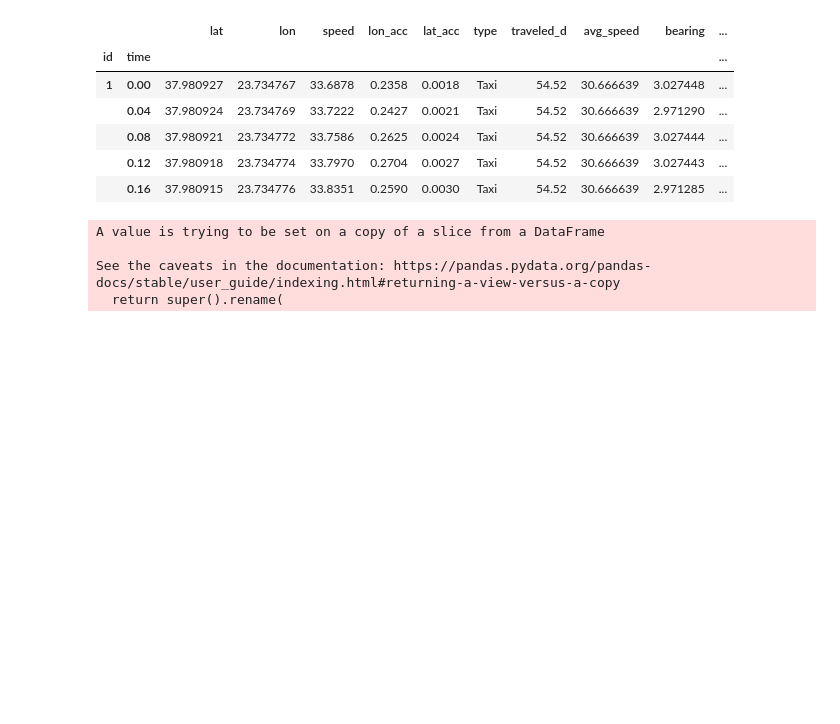
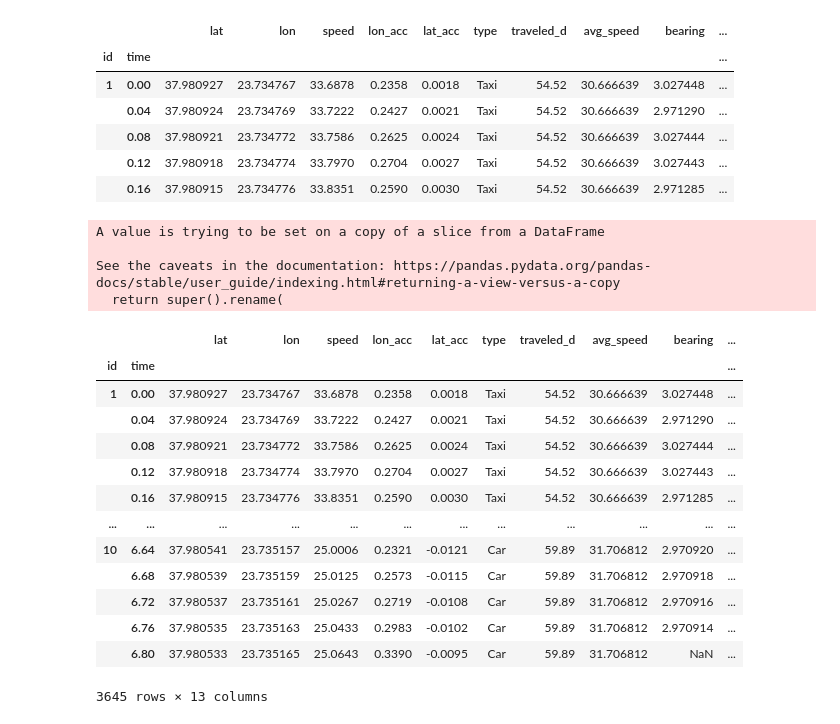
Before and after one commit to ArchieGertsman/GreekDrivers, a Jupyter notebook: ml/data_processing.ipynb, the cells around one changed output. Saved outputs shown, nothing was run; the diff lists cells and outputs as text; code cells hidden in the pictures; blank space fills up the shorter version.

```diff
--- a/ml/data_processing.ipynb
+++ b/ml/data_processing.ipynb
@@ -36,8 +37,8 @@ pd.read_csv('../data/block4_sample.csv').head()
 | 4 | 5; Car; 181.72; 11.937486; 37.982... |
 # %%
 #csv_to_df converts the above displayed csv to a multi Index dataframe
-df = csv_to_df('../data/block4_sample.csv') #simply need to feed in name of .csv file containing dat a11
-df.to_pickle('../data/block4_sample.pkl') #simply need to feed in dataframe and desired name for .pkl file
+df = csv_to_df('../data/"+filename+".csv') #simply need to feed in name of .csv file containing dat a11
+#df.to_pickle('../data/block4_sample.pkl') #simply need to feed in dataframe and desired name for .pkl file
 df.head()
 # %% [output]
 |  |  | lat | lon | speed | lon_acc | lat_acc | type | traveled_d | avg_speed |
@@ -160,3 +165,20 @@ A value is trying to be set on a copy of a slice from a DataFrame
 
 See the caveats in the documentation: https://pandas.pydata.org/pandas-docs/stable/user_guide/indexing.html#returning-a-view-versus-a-copy
   return super().rename(
+# %%
+df
+# %% [output]
+|  |  | lat | lon | speed | lon_acc | lat_acc | type | traveled_d | avg_speed | bearing | ... |
+| id | time |  |  |  |  |  |  |  |  |  | ... |
+| 1 | 0.00 | 37.980927 | 23.734767 | 33.6878 | 0.2358 | 0.0018 | Taxi | 54.52 | 30.666639 | 3.027448 | ... |
+|  | 0.04 | 37.980924 | 23.734769 | 33.7222 | 0.2427 | 0.0021 | Taxi | 54.52 | 30.666639 | 2.971290 | ... |
+|  | 0.08 | 37.980921 | 23.734772 | 33.7586 | 0.2625 | 0.0024 | Taxi | 54.52 | 30.666639 | 3.027444 | ... |
+|  | 0.12 | 37.980918 | 23.734774 | 33.7970 | 0.2704 | 0.0027 | Taxi | 54.52 | 30.666639 | 3.027443 | ... |
+|  | 0.16 | 37.980915 | 23.734776 | 33.8351 | 0.2590 | 0.0030 | Taxi | 54.52 | 30.666639 | 2.971285 | ... |
+| ... | ... | ... | ... | ... | ... | ... | ... | ... | ... | ... | ... |
+| 10 | 6.64 | 37.980541 | 23.735157 | 25.0006 | 0.2321 | -0.0121 | Car | 59.89 | 31.706812 | 2.970920 | ... |
+|  | 6.68 | 37.980539 | 23.735159 | 25.0125 | 0.2573 | -0.0115 | Car | 59.89 | 31.706812 | 2.970918 | ... |
+|  | 6.72 | 37.980537 | 23.735161 | 25.0267 | 0.2719 | -0.0108 | Car | 59.89 | 31.706812 | 2.970916 | ... |
+|  | 6.76 | 37.980535 | 23.735163 | 25.0433 | 0.2983 | -0.0102 | Car | 59.89 | 31.706812 | 2.970914 | ... |
+|  | 6.80 | 37.980533 | 23.735165 | 25.0643 | 0.3390 | -0.0095 | Car | 59.89 | 31.706812 | NaN | ... |
+3645 rows × 13 columns
```
Also changed, not shown: parts of 4 cells of this notebook.
